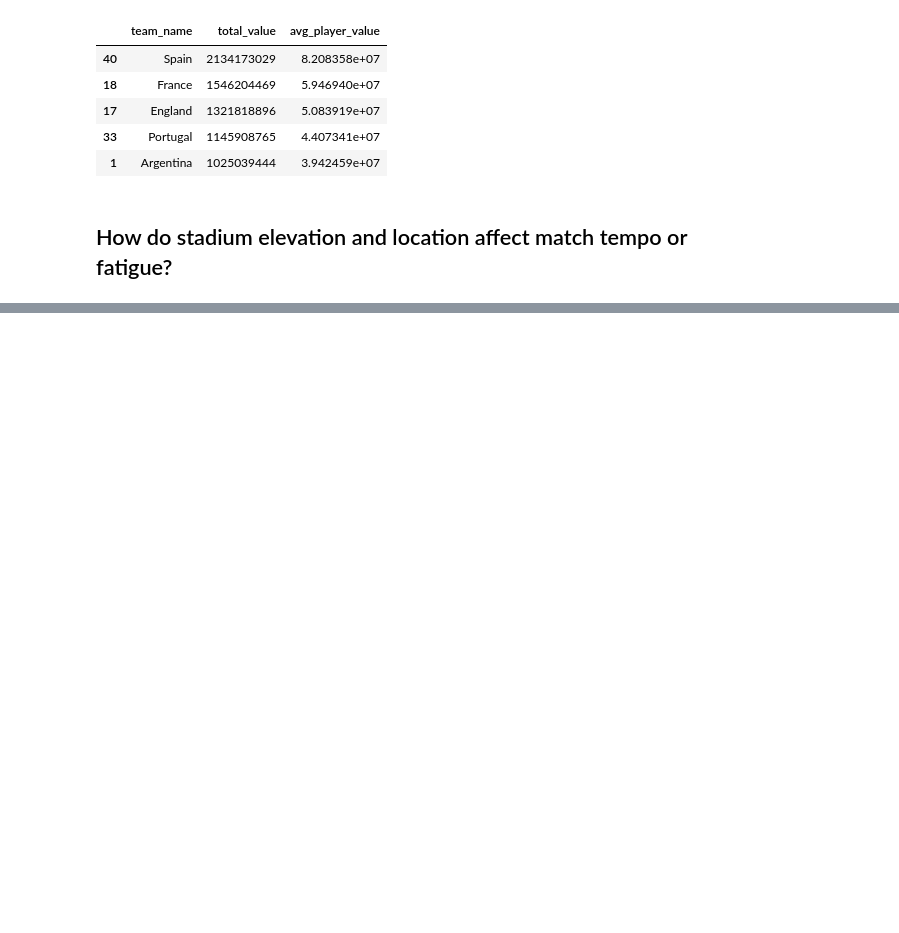
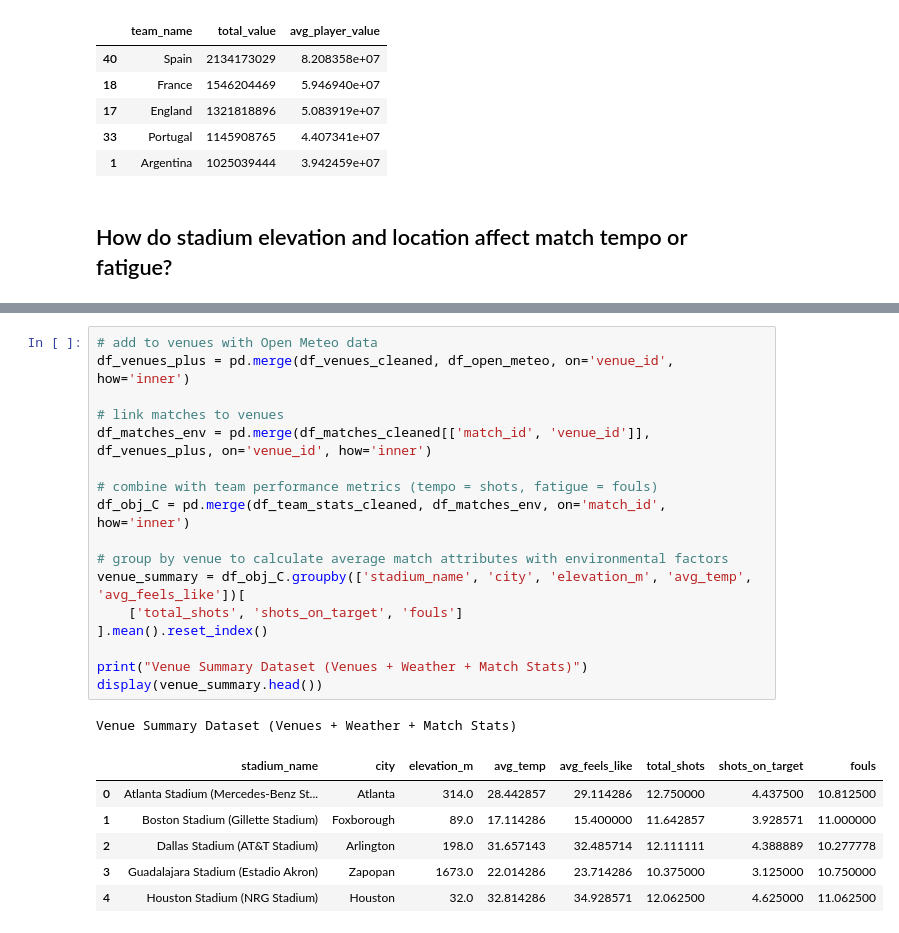
Before and after one commit to quantwothree/making-sense-of-FIFA, a Jupyter notebook: FIFA.ipynb, the cells around one changed output, grey strips where cells are left out. Cells and saved outputs as stored; diff of their text form; blank space fills up the shorter version.

```diff
--- a/FIFA.ipynb
+++ b/FIFA.ipynb
@@ -366,0 +415,25 @@ Market Valuation
+# %%
+# add to venues with Open Meteo data
+df_venues_plus = pd.merge(df_venues_cleaned, df_open_meteo, on='venue_id', how='inner')
+
+# link matches to venues
+df_matches_env = pd.merge(df_matches_cleaned[['match_id', 'venue_id']], df_venues_plus, on='venue_id', how='inner')
+
+# combine with team performance metrics (tempo = shots, fatigue = fouls)
+df_obj_C = pd.merge(df_team_stats_cleaned, df_matches_env, on='match_id', how='inner')
+
+# group by venue to calculate average match attributes with environmental factors
+venue_summary = df_obj_C.groupby(['stadium_name', 'city', 'elevation_m', 'avg_temp', 'avg_feels_like'])[
+    ['total_shots', 'shots_on_target', 'fouls']
+].mean().reset_index()
+
+print("Venue Summary Dataset (Venues + Weather + Match Stats)")
+display(venue_summary.head())
+# %% [output]
+Venue Summary Dataset (Venues + Weather + Match Stats)
+|  | stadium_name | city | elevation_m | avg_temp | avg_feels_like | total_shots | shots_on_target | fouls |
+| 0 | Atlanta Stadium (Mercedes-Benz St... | Atlanta | 314.0 | 28.442857 | 29.114286 | 12.750000 | 4.437500 | 10.812500 |
+| 1 | Boston Stadium (Gillette Stadium) | Foxborough | 89.0 | 17.114286 | 15.400000 | 11.642857 | 3.928571 | 11.000000 |
+| 2 | Dallas Stadium (AT&T Stadium) | Arlington | 198.0 | 31.657143 | 32.485714 | 12.111111 | 4.388889 | 10.277778 |
+| 3 | Guadalajara Stadium (Estadio Akron) | Zapopan | 1673.0 | 22.014286 | 23.714286 | 10.375000 | 3.125000 | 10.750000 |
+| 4 | Houston Stadium (NRG Stadium) | Houston | 32.0 | 32.814286 | 34.928571 | 12.062500 | 4.625000 | 11.062500 |
```
Also changed, not shown: parts of 4 cells of this notebook.
